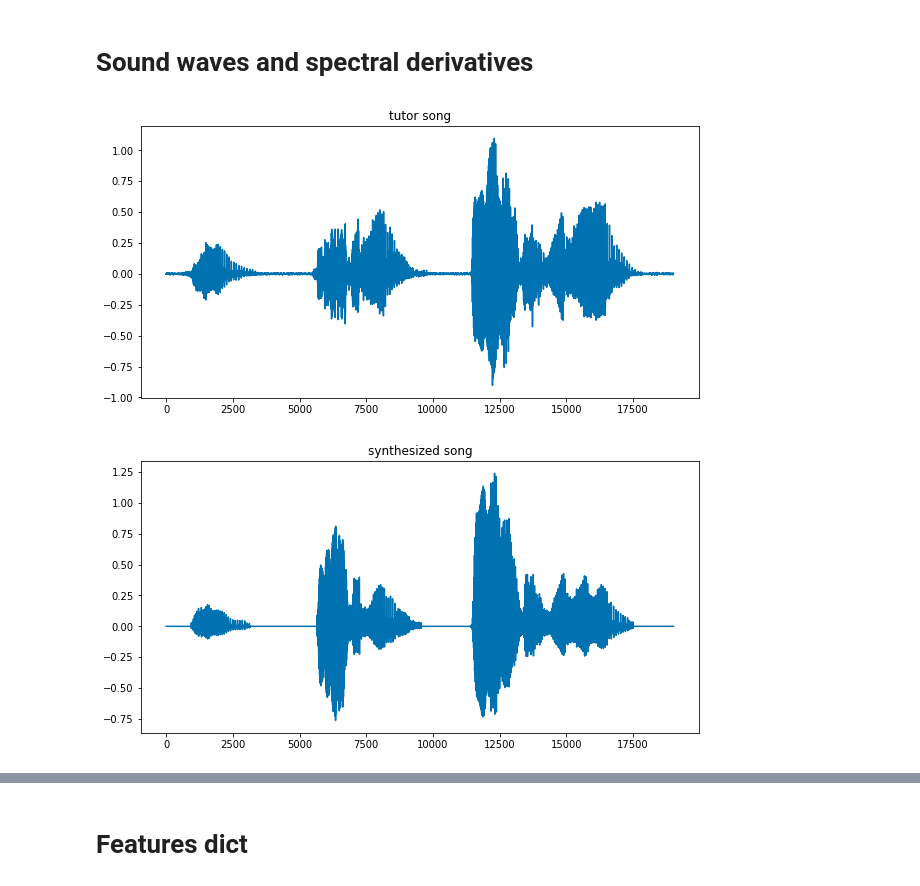
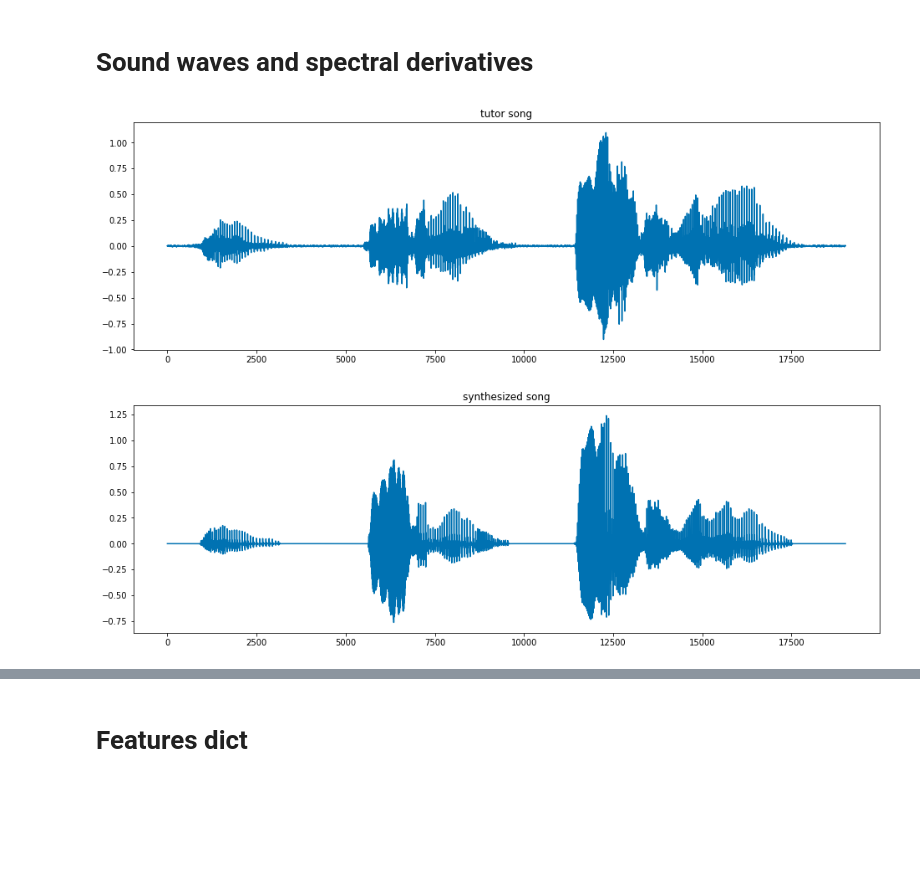
Before and after one commit to gnouveau/birdsonglearningmodel, a Jupyter notebook: analysis/cmp_normalized_and_centered_tutor_and_synth_song.ipynb, the cells around one changed output, grey strips where cells are left out. Saved outputs shown, nothing was run; the diff lists cells and outputs as text; code cells hidden in the pictures; blank space fills up the shorter version.

```diff
--- a/analysis/cmp_normalized_and_centered_tutor_and_synth_song.ipynb
+++ b/analysis/cmp_normalized_and_centered_tutor_and_synth_song.ipynb
@@ -31,11 +31,8 @@ np.set_printoptions(precision=3)
 song_name = "boari_short"
 
 sr, tutor = wavfile.read('../data/{}.wav'.format(song_name))
-# NORMALIZATION
-tutor = tutor.astype(np.int32)
-tutor = 2 * (tutor - tutor.min()) / (tutor.max() - tutor.min()) - 1
-# CENTERED:
-tutor = tutor - np.mean(tutor)
+# NORMALIZATION & CENTERED
+tutor = normalize_and_center(tutor)
 
 # synth is already NORMALIZED and CENTERED
 sr, synth = wavfile.read('../data/{}_out.wav'.format(song_name))
@@ -48,18 +45,18 @@ mean synth: -1.57652370173973e-17
 # %% [markdown]
 # Sound waves and spectral derivatives
 # %%
-plt.figure(figsize=(10, 5))
+plt.figure(figsize=(16, 5))
 plt.plot(tutor)
 plt.title("tutor song")
 plt.show()
 
-plt.figure(figsize=(10, 5))
+plt.figure(figsize=(16, 5))
 plt.plot(synth)
 plt.title("synthesized song")
 plt.show()
 # %% [output]
-[figure, old version]
+[figure, new version]
-[figure, old version]
+[figure, new version]
 # %%
 # Spectral derivatives
 tspec = bsa.spectral_derivs(tutor, 256, 40, 1024)
```
Also changed, not shown: parts of 3 cells of this notebook, 12 other files.
